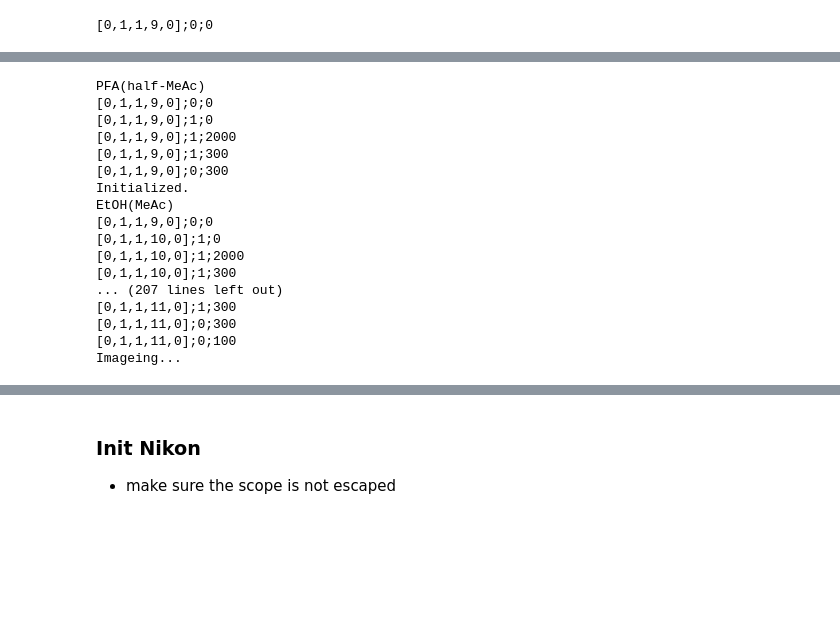
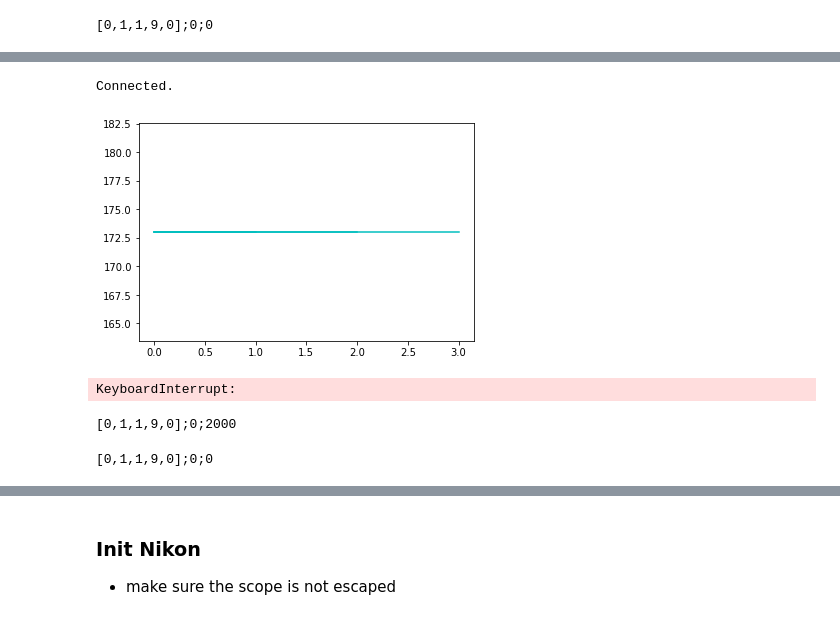
Before and after one commit to DanielScottEaton/LiquidHandling, a Jupyter notebook: MicroManager_control/MicroManager_Control.ipynb, the cells around one changed output, grey strips where cells are left out. Saved outputs shown, nothing was run; the diff lists cells and outputs as text; code cells hidden in the pictures; blank space fills up the shorter version.

```diff
--- a/MicroManager_control/MicroManager_Control.ipynb
+++ b/MicroManager_control/MicroManager_Control.ipynb
@@ -25,2 +324,0 @@ Ti5.liveview()
-# %%
-test_grid = Ti5.set_grid(44,3)
@@ -157,20 +325,4 @@ fish = FISH_scheduler(handler_1,Ti5,fast_speed=2000,medium_speed=300,slow_speed=
-# %%
-fish.run(test_grid,num_cycles=8)
-# %% [output]
-PFA(half-MeAc)
-[0,1,1,9,0];0;0
-[0,1,1,9,0];1;0
-[0,1,1,9,0];1;2000
-[0,1,1,9,0];1;300
-[0,1,1,9,0];0;300
-Initialized.
-EtOH(MeAc)
-[0,1,1,9,0];0;0
-[0,1,1,10,0];1;0
-[0,1,1,10,0];1;2000
-[0,1,1,10,0];1;300
-... (207 lines left out)
-[0,1,1,11,0];1;300
-[0,1,1,11,0];0;300
-[0,1,1,11,0];0;100
-Imageing...
+# %%
+fast_mins = 4
+slow_mins = 6
+Ti5.mmc.setConfig("FISH_channels","GFP")
@@ -176,0 +331,4 @@ Imageing...
+# %%
+handler_1.connect()
+# %% [output]
+Connected.
@@ -176,0 +337,25 @@ Imageing...
+# %%
+fluo_vals = []
+for i in range(60*fast_mins):
+    Ti5.mmc.setShutterOpen(Ti5.shutter_name,True)
+    img = Ti5.snap_image()
+    Ti5.mmc.setShutterOpen(Ti5.shutter_name,False)
+    fluo_val = np.percentile(img.flatten(),90)
+    fluo_vals.append(fluo_val)
+
+    pl.plot(fluo_vals,c="c")
+    display.clear_output(wait=True)
+    display.display(pl.gcf())
+
+    time.sleep(1.)
+# %% [output]
+[figure, added]
+KeyboardInterrupt:
+# %%
+handler_1.set_valve_state("PFA(half-MeAc)",0)
+# %% [output]
+[0,1,1,9,0];0;2000
+# %%
+handler_1.set_pump_state(0)
+# %% [output]
+[0,1,1,9,0];0;0
```
Also changed, not shown: parts of 45 cells of this notebook, 3 other files.
